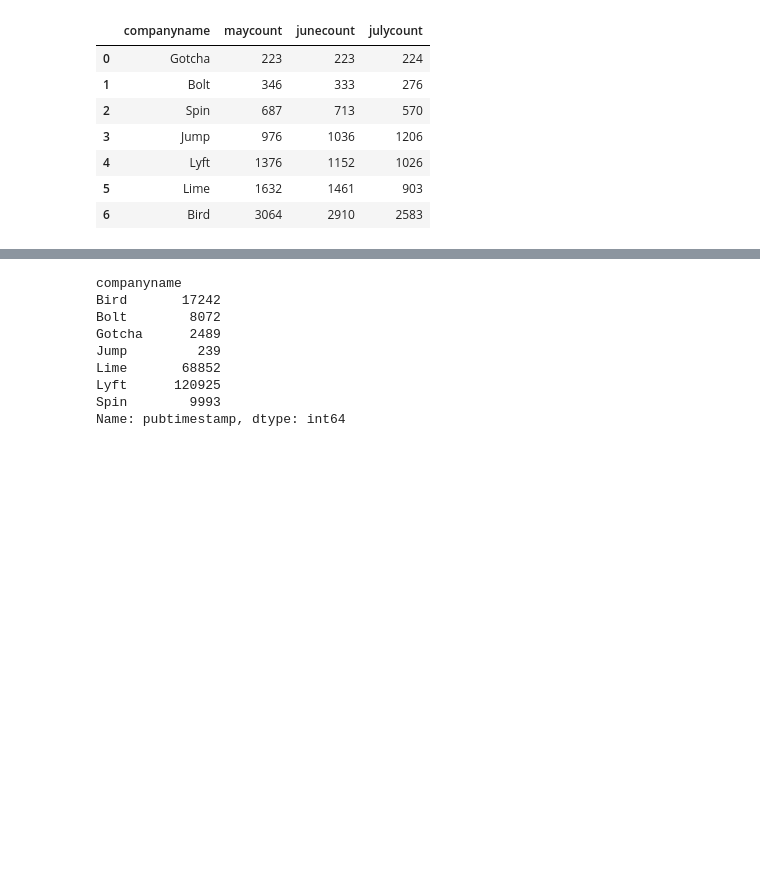
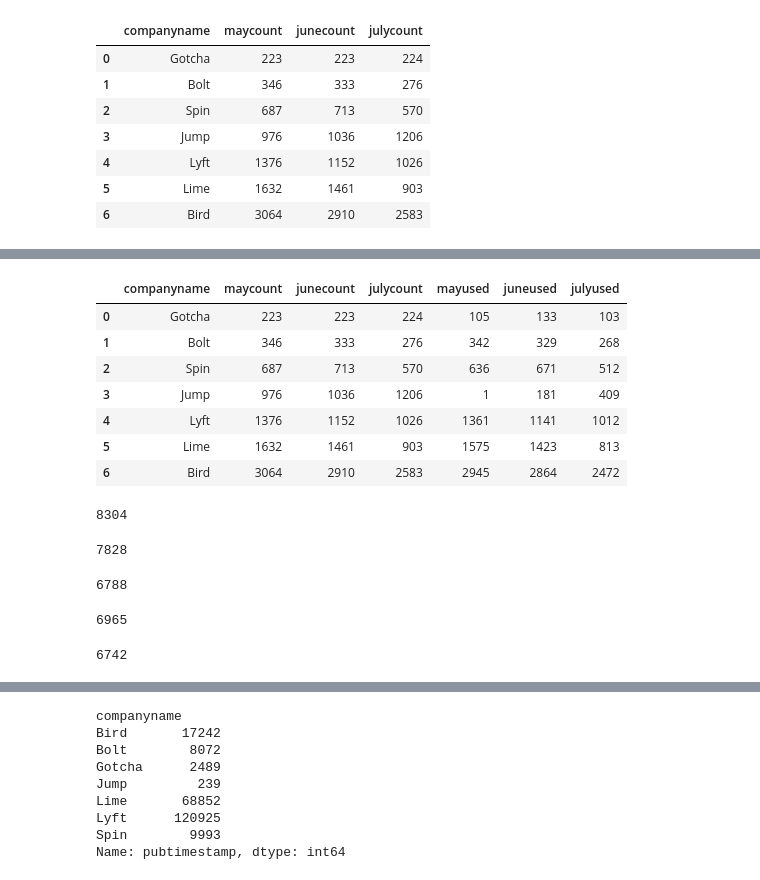
Before and after one commit to NSS-Data-Analytics-Cohort-11/scooters-hot_honey, a Jupyter notebook: notebooks/Scooters.ipynb, the cells around one changed output, grey strips where cells are left out. Saved outputs shown, nothing was run; the diff lists cells and outputs as text; code cells hidden in the pictures; blank space fills up the shorter version.

```diff
--- a/notebooks/Scooters.ipynb
+++ b/notebooks/Scooters.ipynb
@@ -542,3 +578,11 @@ july_company_scooters
 | 5 | Lyft | 1026 |
 | 3 | Jump | 1206 |
 | 0 | Bird | 2583 |
+# %%
+trips_july = tripsdf[tripsdf['Month'] == 7]
+# %%
+july_scooters_used = trips_july[['companyname', 'sumdid']].groupby(['companyname'])['sumdid']\
+                                                        .nunique()\
+                                                        .reset_index(name = 'julyused')\
+                                                        .sort_values(['julyused'])
+july_scooters_used
@@ -575,0 +613,5 @@ tripsdf
+# %%
+may_june_used = may_scooters_used.merge(june_scooters_used, how = 'inner', on = 'companyname')
+# %%
+months_scooters_used = may_june_used.merge(july_scooters_used, how = 'inner', on = 'companyname')
+months_scooters_used
@@ -575,0 +627,37 @@ tripsdf
+# %%
+company_scooters_counts_uses = company_scooters_months.merge(months_scooters_used, how = 'inner', on = 'companyname')
+company_scooters_counts_uses
+# %% [output]
+|  | companyname | maycount | junecount | julycount | mayused | juneused | julyused |
+| 0 | Gotcha | 223 | 223 | 224 | 105 | 133 | 103 |
+| 1 | Bolt | 346 | 333 | 276 | 342 | 329 | 268 |
+| 2 | Spin | 687 | 713 | 570 | 636 | 671 | 512 |
+| 3 | Jump | 976 | 1036 | 1206 | 1 | 181 | 409 |
+| 4 | Lyft | 1376 | 1152 | 1026 | 1361 | 1141 | 1012 |
+| 5 | Lime | 1632 | 1461 | 903 | 1575 | 1423 | 813 |
+| 6 | Bird | 3064 | 2910 | 2583 | 2945 | 2864 | 2472 |
+# %%
+maycounttotal = company_scooters_counts_uses['maycount'].sum()
+maycounttotal
+# %% [output]
+8304
+# %%
+junecounttotal = company_scooters_counts_uses['junecount'].sum()
+junecounttotal
+# %% [output]
+7828
+# %%
+julycounttotal = company_scooters_counts_uses['julycount'].sum()
+julycounttotal
+# %% [output]
+6788
+# %%
+mayusetotal = company_scooters_counts_uses['mayused'].sum()
+mayusetotal
+# %% [output]
+6965
+# %%
+juneusetotal = company_scooters_counts_uses['juneused'].sum()
+juneusetotal
+# %% [output]
+6742
```
Also changed, not shown: parts of 60 cells of this notebook.
